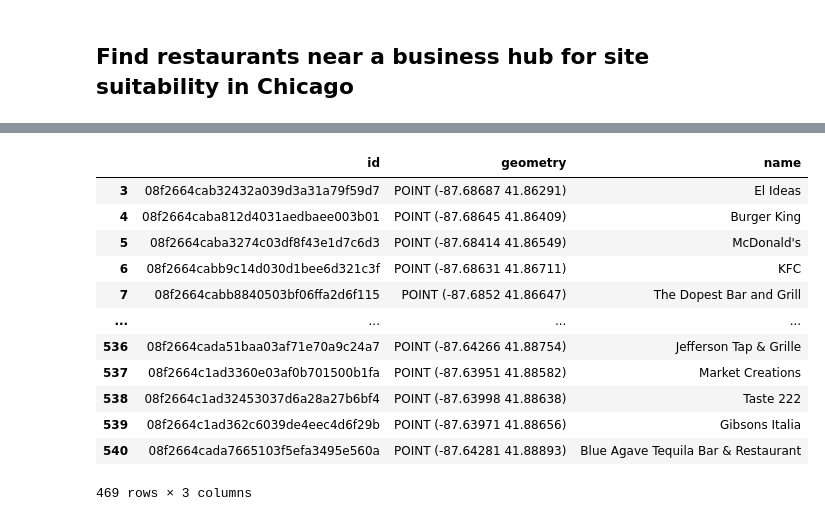
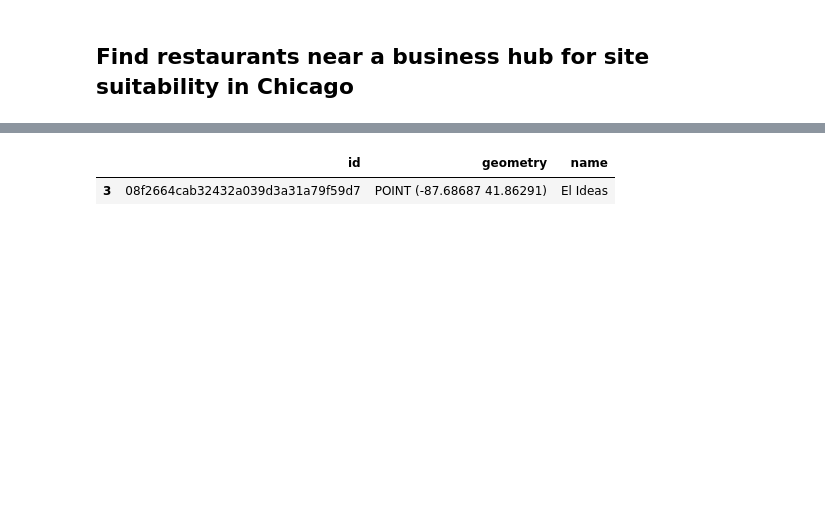
Before and after one commit to tbanken/pyplaces, a Jupyter notebook: docs/source/notebooks/example4.ipynb, the cells around one changed output, grey strips where cells are left out. Drawn from its saved outputs; the diff is of its cells as text; code cells hidden in the pictures; blank space fills up the shorter version.

```diff
--- a/docs/source/notebooks/example4.ipynb
+++ b/docs/source/notebooks/example4.ipynb
@@ -78,17 +75,6 @@ gdf_food
 # %%
-gdf_food[["id","geometry",'name']]
+gdf_food[["id","geometry",'name']].head(1)
 # %% [output]
 |  | id | geometry | name |
 | 3 | 08f2664cab32432a039d3a31a79f59d7 | POINT (-87.68687 41.86291) | El Ideas |
-| 4 | 08f2664caba812d4031aedbaee003b01 | POINT (-87.68645 41.86409) | Burger King |
-| 5 | 08f2664caba3274c03df8f43e1d7c6d3 | POINT (-87.68414 41.86549) | McDonald's |
-| 6 | 08f2664cabb9c14d030d1bee6d321c3f | POINT (-87.68631 41.86711) | KFC |
-| 7 | 08f2664cabb8840503bf06ffa2d6f115 | POINT (-87.6852 41.86647) | The Dopest Bar and Grill |
-| ... | ... | ... | ... |
-| 536 | 08f2664cada51baa03af71e70a9c24a7 | POINT (-87.64266 41.88754) | Jefferson Tap & Grille |
-| 537 | 08f2664c1ad3360e03af0b701500b1fa | POINT (-87.63951 41.88582) | Market Creations |
-| 538 | 08f2664c1ad32453037d6a28a27b6bf4 | POINT (-87.63998 41.88638) | Taste 222 |
-| 539 | 08f2664c1ad362c6039de4eec4d6f29b | POINT (-87.63971 41.88656) | Gibsons Italia |
-| 540 | 08f2664cada7665103f5efa3495e560a | POINT (-87.64281 41.88893) | Blue Agave Tequila Bar & Restaurant |
-469 rows × 3 columns
 # %%
```
Also changed, not shown: parts of 6 cells of this notebook, 4 other files.
